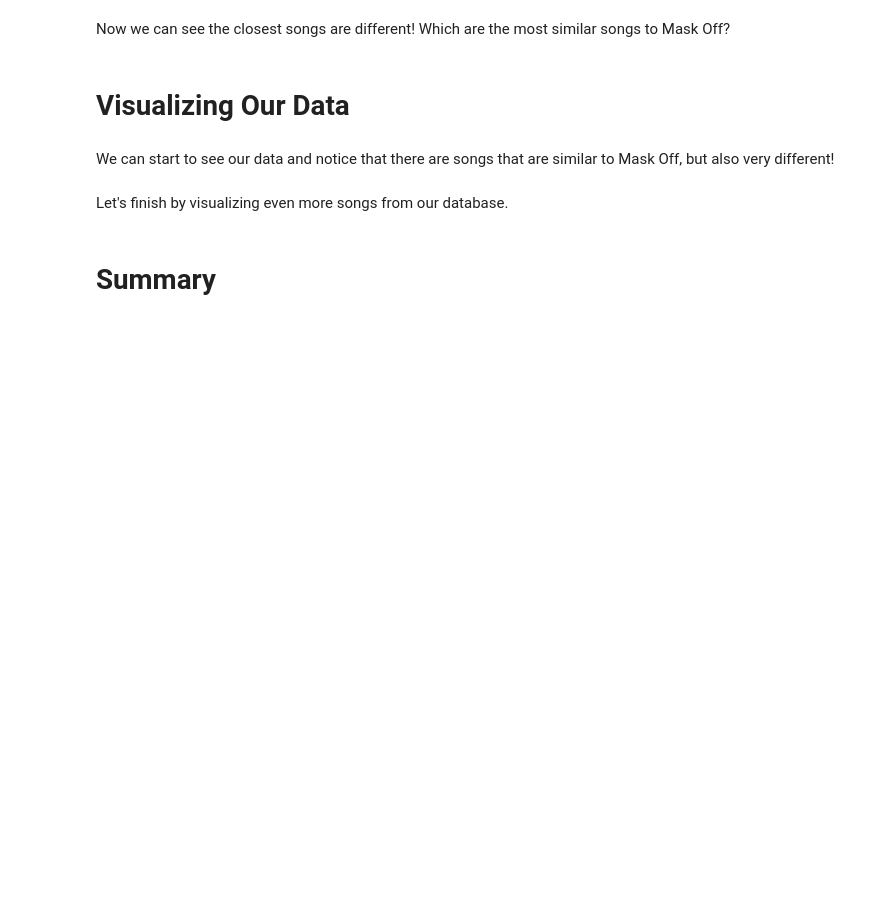
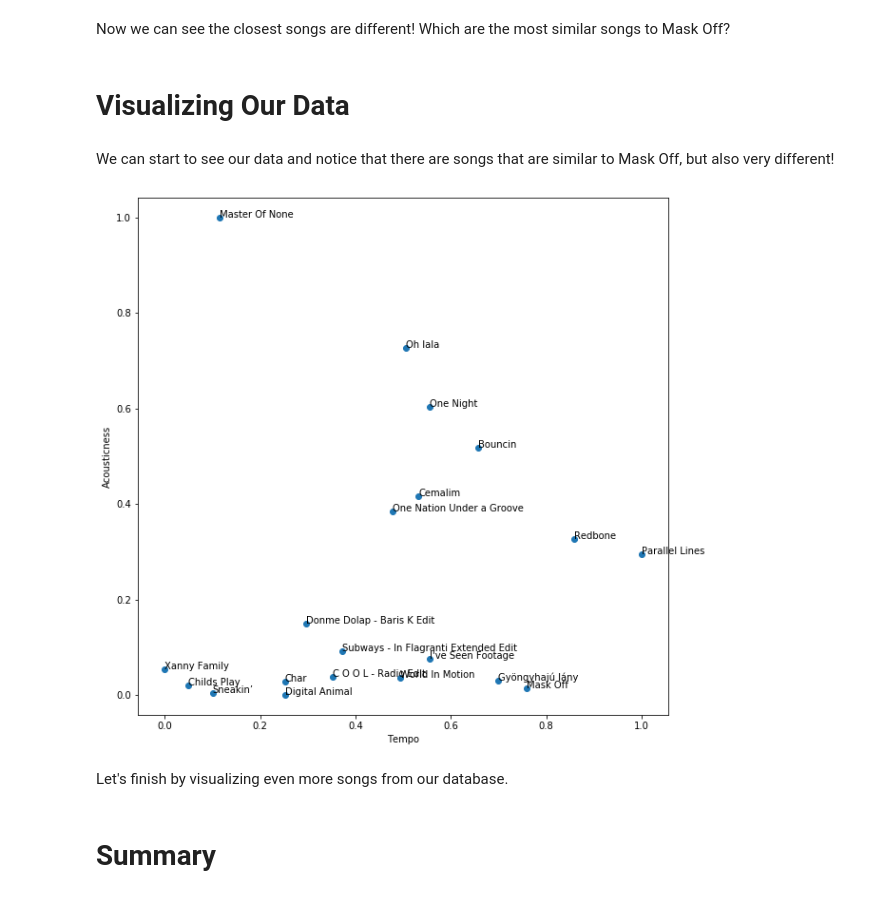
Before and after one commit to ai4all-sfu/w1-monday, a Jupyter notebook: 1.2-Machine_Learning-FeaturesAndVisualization.ipynb, the cells around one changed output. Cells and saved outputs as stored; diff of their text form; code cells hidden in the pictures; blank space fills up the shorter version.

```diff
--- a/1.2-Machine_Learning-FeaturesAndVisualization.ipynb
+++ b/1.2-Machine_Learning-FeaturesAndVisualization.ipynb
@@ -155,17 +266,12 @@ from sklearn.preprocessing import MinMaxScaler
 tempo_column = dataset[['tempo']].values.astype(float)
 tempo_scaler = MinMaxScaler().fit(tempo_column)
 tempo_scaled = tempo_scaler.transform(tempo_column)
-
-# Add a column with normalized tempo data
-# ADD CODE HERE
+dataset['tempo_normalized'] = pandas.DataFrame(tempo_scaled)
 
 # Scale acousticness to [0,1] (just in case)
 acoustic_column = dataset[['acousticness']].values.astype(float)
 acoustic_scaler = MinMaxScaler().fit(acoustic_column)
 acousticness_scaled = acoustic_scaler.transform(acoustic_column)
+dataset['acoustic_normalized'] = pandas.DataFrame(acousticness_scaled)
 
-# Add a column with normalized tempo data
-# ADD CODE HERE
-
-# Display sorted dataset
 dataset
@@ -172,9 +296,10 @@ dataset
 # %%
 # Now calculate the distances again using these normalized values
-dataset['norm_euclidean_distance'] = # ADD CODE HERE
+dataset['norm_euclidean_distance'] = numpy.sqrt( (0.011762 - dataset.acoustic_normalized)**2
+                                                + (0.748899 - dataset.tempo_normalized)**2)
 
 # Sort the dataset from closest to farthest
 sorted_dataset_distance = dataset.sort_values('norm_euclidean_distance')
 
 # Display sorted dataset
-# ADD CODE HERE
+sorted_dataset_distance
@@ -187,16 +330,18 @@ We can start to see our data and notice that there are songs that are similar to
 # %%
 # Now let's visualize that by plotting all the original data points
 import matplotlib.pyplot as plot
 plot.rcParams["figure.figsize"] = 10,10
 
 plot.scatter(dataset['tempo_normalized'], dataset['acoustic_normalized'])
 plot.xlabel('Tempo')
 plot.ylabel('Acousticness')
 
 plot.axis('equal')
 
 for index, row in dataset.iterrows():
-    plot.annotate(unicode(row['song_title'], 'utf-8'), xy=(row['tempo_normalized'], row['acoustic_normalized']))
+    plot.annotate(str(row['song_title']), xy=(row['tempo_normalized'], row['acoustic_normalized']))
+# %% [output]
+[figure, added]
 # %% [markdown]
 Let's finish by visualizing even more songs from our database.
 # %% [markdown]
```
Also changed, not shown: parts of 15 cells of this notebook, 2 other files.
